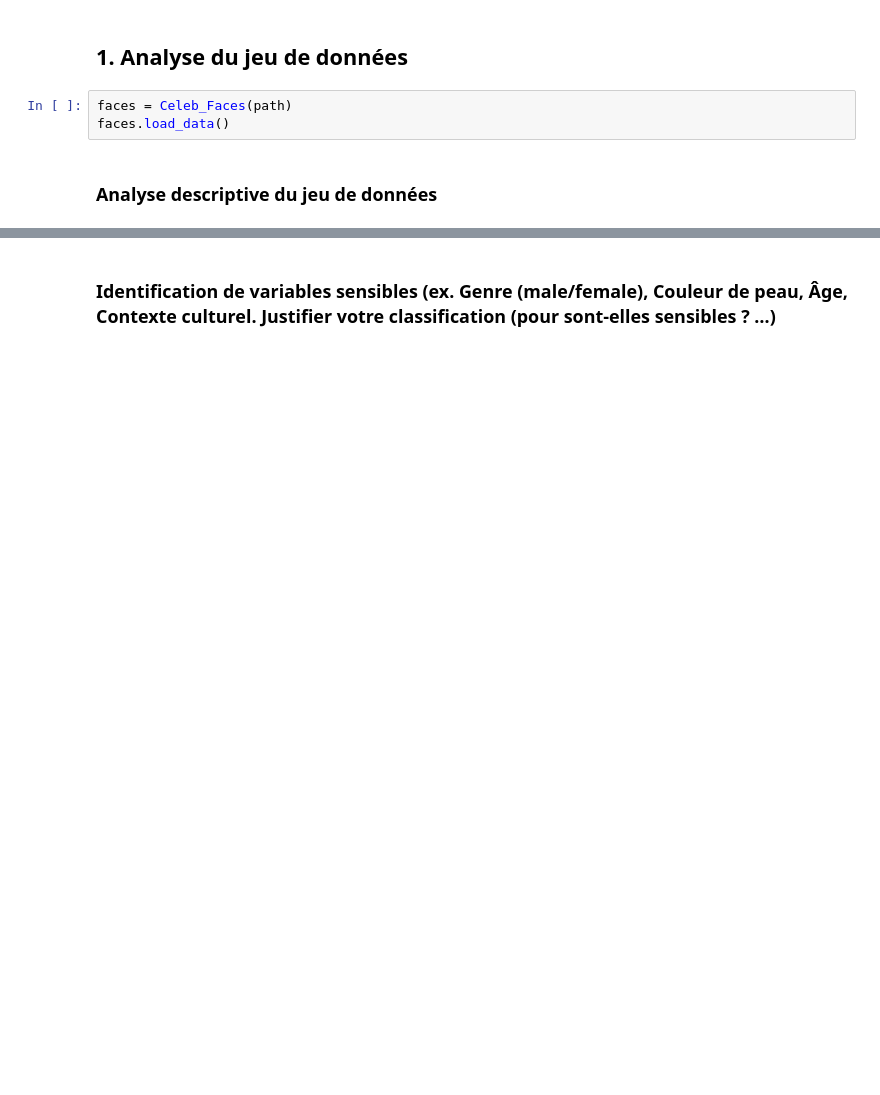
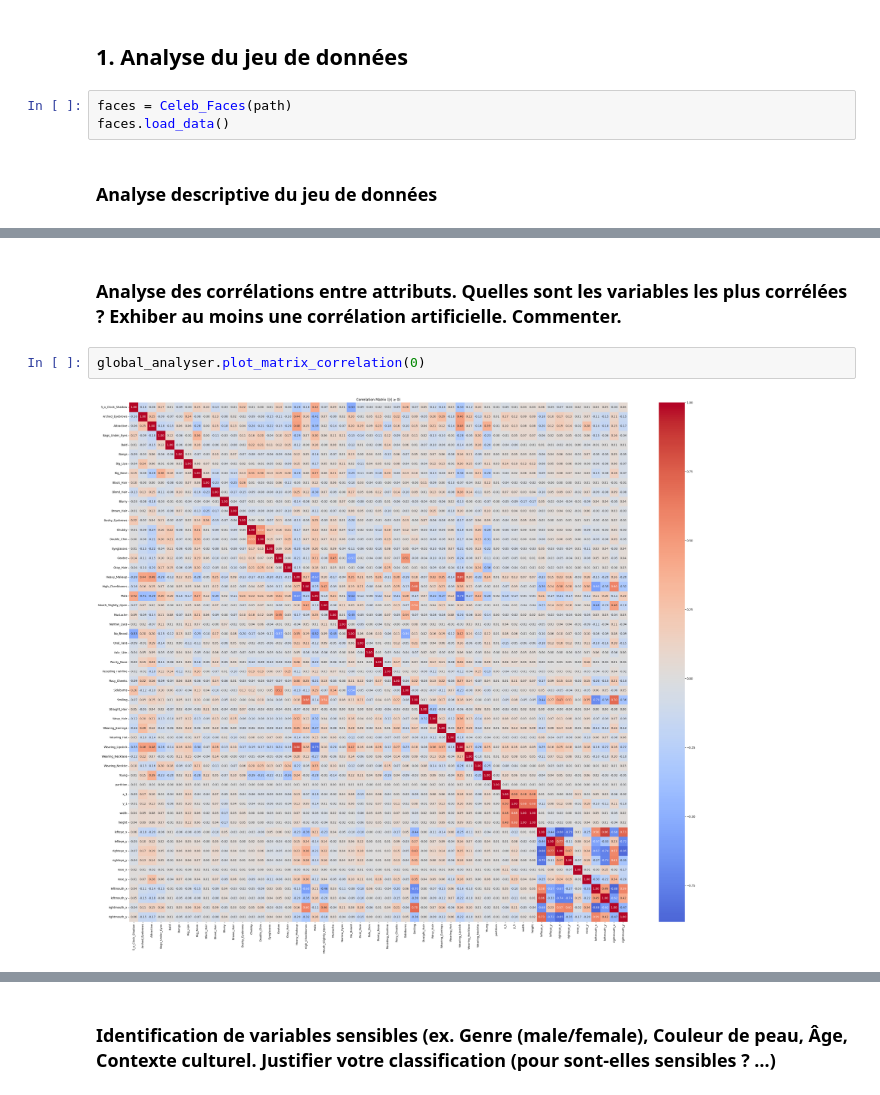
Before and after one commit to cons00000/REXAI_project, a Jupyter notebook: projet_REXIA_2.ipynb, the cells around one changed output, grey strips where cells are left out. Drawn from its saved outputs; the diff is of its cells as text; blank space fills up the shorter version.

```diff
--- a/projet_REXIA_2.ipynb
+++ b/projet_REXIA_2.ipynb
@@ -40,0 +95,6 @@ analyzers["attr_df"].plot_matrix_correlation(threshold=0)
+# %% [markdown]
+### Analyse des corrélations entre attributs. Quelles sont les variables les plus corrélées ? Exhiber au moins une corrélation artificielle. Commenter.
+# %%
+global_analyser.plot_matrix_correlation(0)
+# %% [output]
+[figure, added]
```
Also changed, not shown: parts of 40 cells of this notebook, 1 other file.
